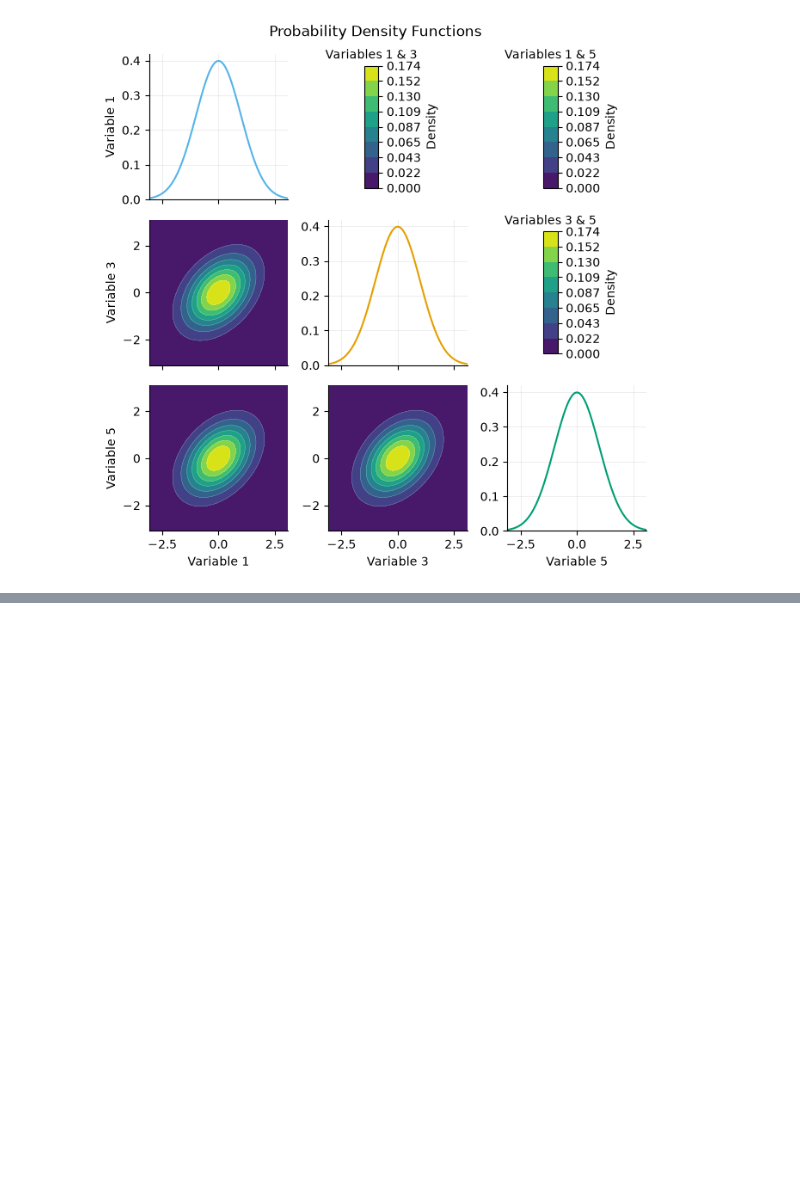
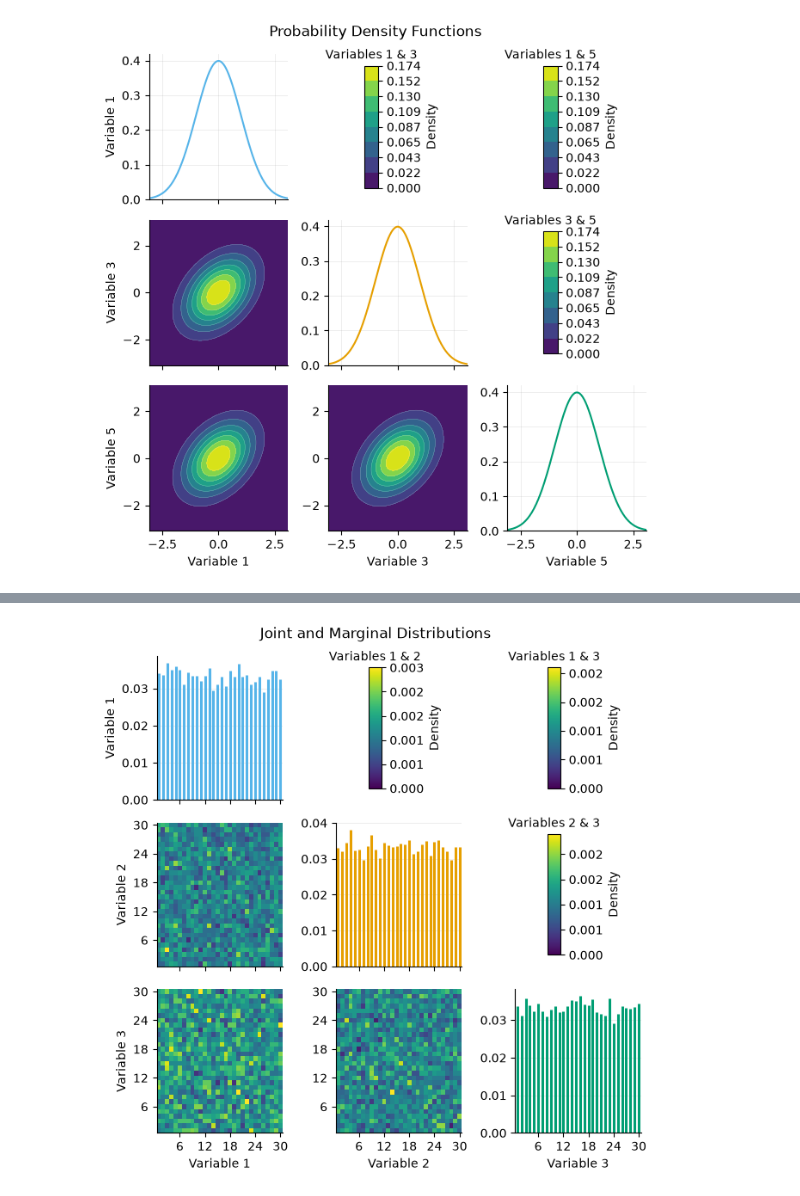
Before and after one commit to calpoly-symbulate/symbulate, a Jupyter notebook: team/simulated_pairs_plot_demo.ipynb, the cells around one changed output, grey strips where cells are left out. Saved outputs shown, nothing was run; the diff lists cells and outputs as text; code cells hidden in the pictures; blank space fills up the shorter version.

```diff
--- a/team/simulated_pairs_plot_demo.ipynb
+++ b/team/simulated_pairs_plot_demo.ipynb
@@ -207,0 +229,5 @@ big.plot(variables=2)  # just the 3rd variable
+# %%
+d30 = RV(BoxModel(list(range(1, 31)), size=3))  # three rolls of a 30-sided die
+d30.sim(10000).plot()
+# %% [output]
+[figure, added]
```
Also changed, not shown: parts of 21 cells of this notebook, 3 other files.
